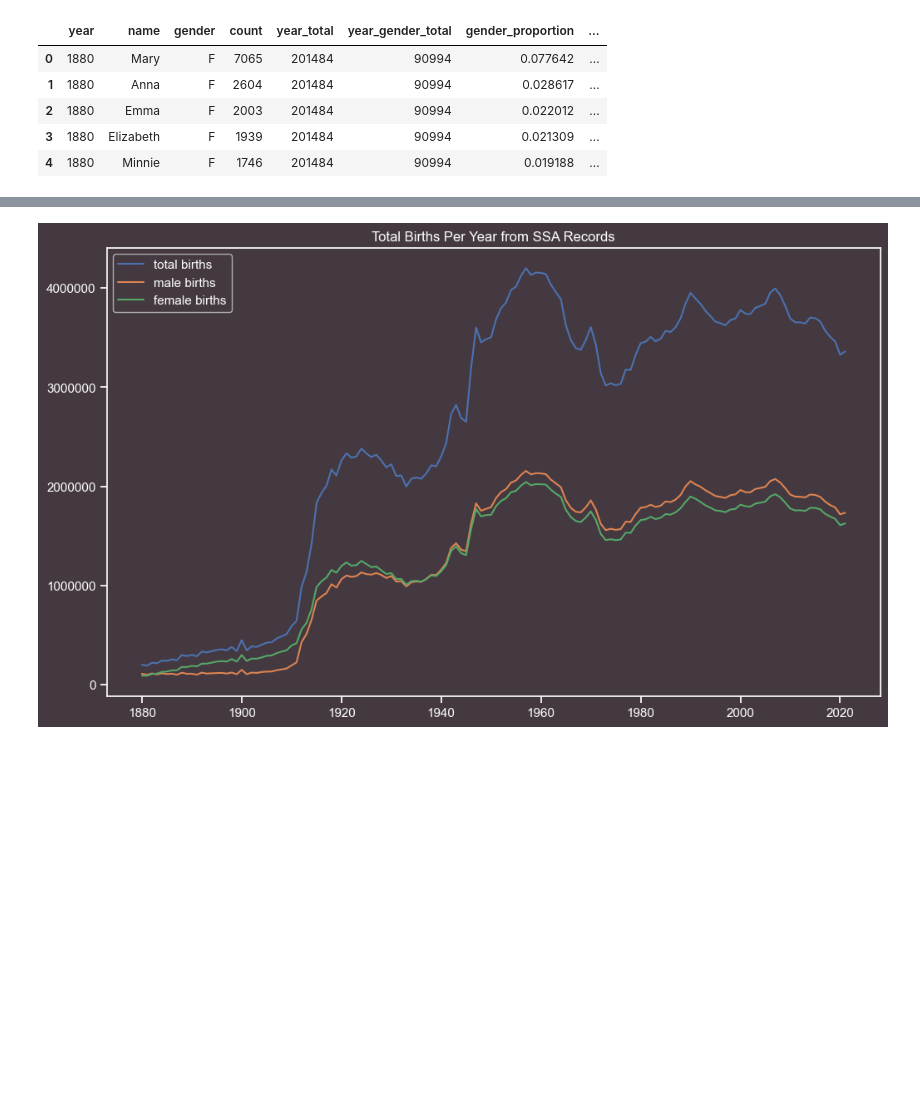
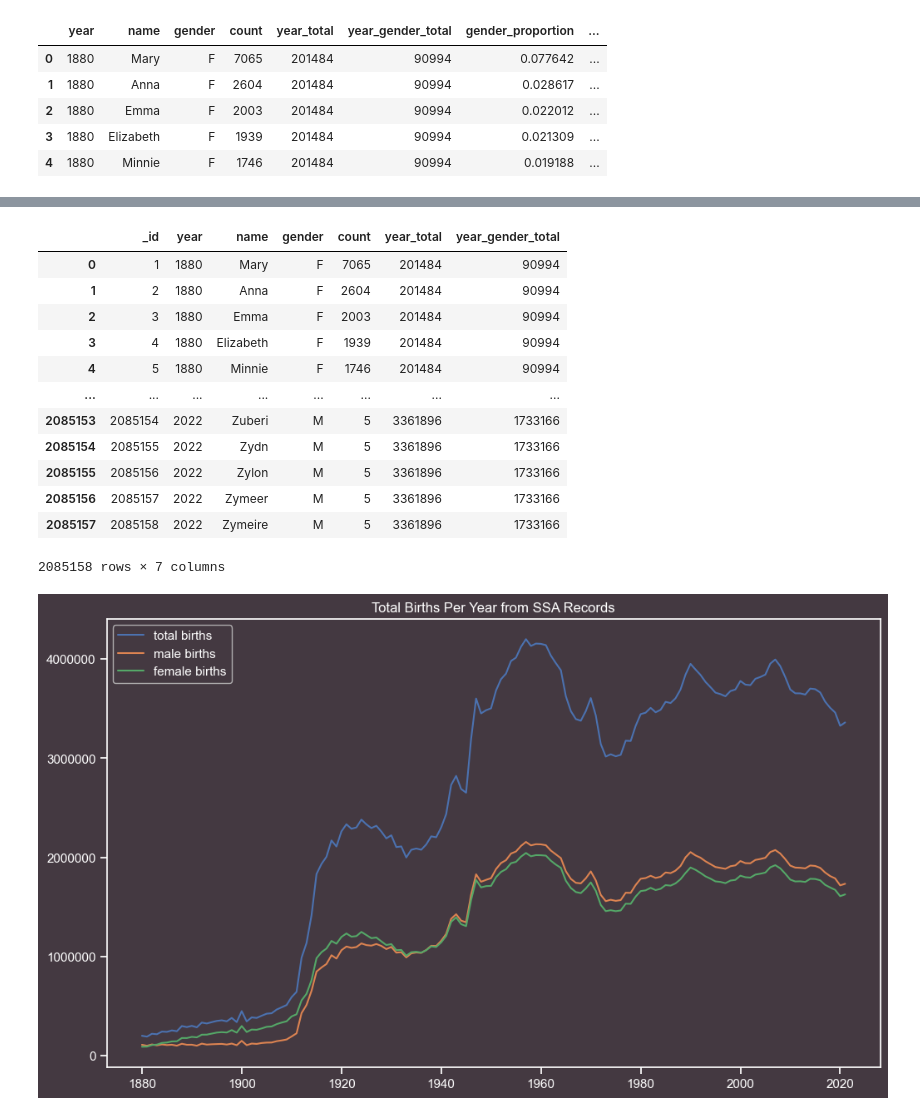
Before and after one commit to jackolantern11/baby_flask, a Jupyter notebook: explore_data.ipynb, the cells around one changed output, grey strips where cells are left out. Drawn from its saved outputs; the diff is of its cells as text; code cells hidden in the pictures; blank space fills up the shorter version.

```diff
--- a/explore_data.ipynb
+++ b/explore_data.ipynb
@@ -229,0 +232,14 @@ df.head()
+# %%
+from sqlalchemy import create_engine, select, text
+from sqlalchemy.orm import Session
+
+db_uri = r'sqlite:///C:\Users\z0f010w.HOMEOFFICE\PycharmProjects\baby_flask\data-dev.sqlite'
+engine = create_engine(db_uri, echo=True)
+
+query = '''select fd._id, fd.year, fd.name, fd.gender, fd.count,
+       sum(fd.count) OVER (PARTITION BY fd.year) AS year_total,
+       sum(fd.count) OVER (PARTITION BY fd.year, fd.gender) AS year_gender_total
+       from federal_data fd;'''
+
+with Session(engine) as session:
+    df = pd.DataFrame(session.execute(text(query)))
@@ -230,3 +254,19 @@ df.head()
+# %%
+df
+# %% [output]
+|  | _id | year | name | gender | count | year_total | year_gender_total |
+| 0 | 1 | 1880 | Mary | F | 7065 | 201484 | 90994 |
+| 1 | 2 | 1880 | Anna | F | 2604 | 201484 | 90994 |
+| 2 | 3 | 1880 | Emma | F | 2003 | 201484 | 90994 |
+| 3 | 4 | 1880 | Elizabeth | F | 1939 | 201484 | 90994 |
+| 4 | 5 | 1880 | Minnie | F | 1746 | 201484 | 90994 |
+| ... | ... | ... | ... | ... | ... | ... | ... |
+| 2085153 | 2085154 | 2022 | Zuberi | M | 5 | 3361896 | 1733166 |
+| 2085154 | 2085155 | 2022 | Zydn | M | 5 | 3361896 | 1733166 |
+| 2085155 | 2085156 | 2022 | Zylon | M | 5 | 3361896 | 1733166 |
+| 2085156 | 2085157 | 2022 | Zymeer | M | 5 | 3361896 | 1733166 |
+| 2085157 | 2085158 | 2022 | Zymeire | M | 5 | 3361896 | 1733166 |
+2085158 rows × 7 columns
 # %%
 df3 = df.groupby('year', as_index=False)['count'].sum()
 
```
Also changed, not shown: parts of 3 cells of this notebook, 6 other files.
